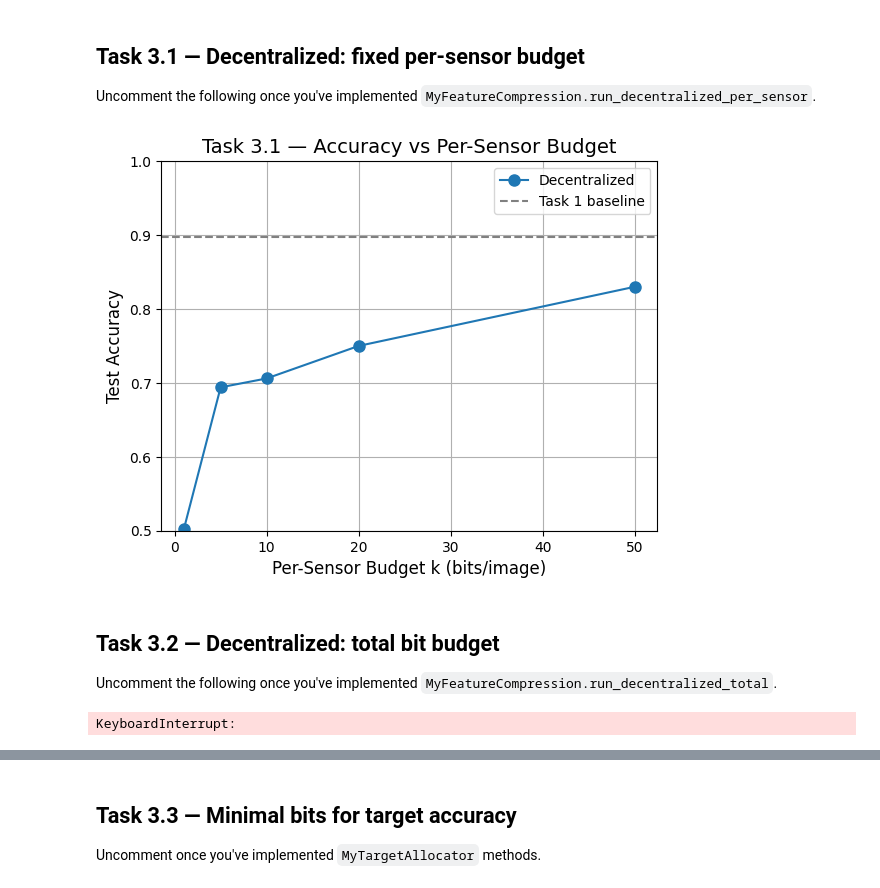
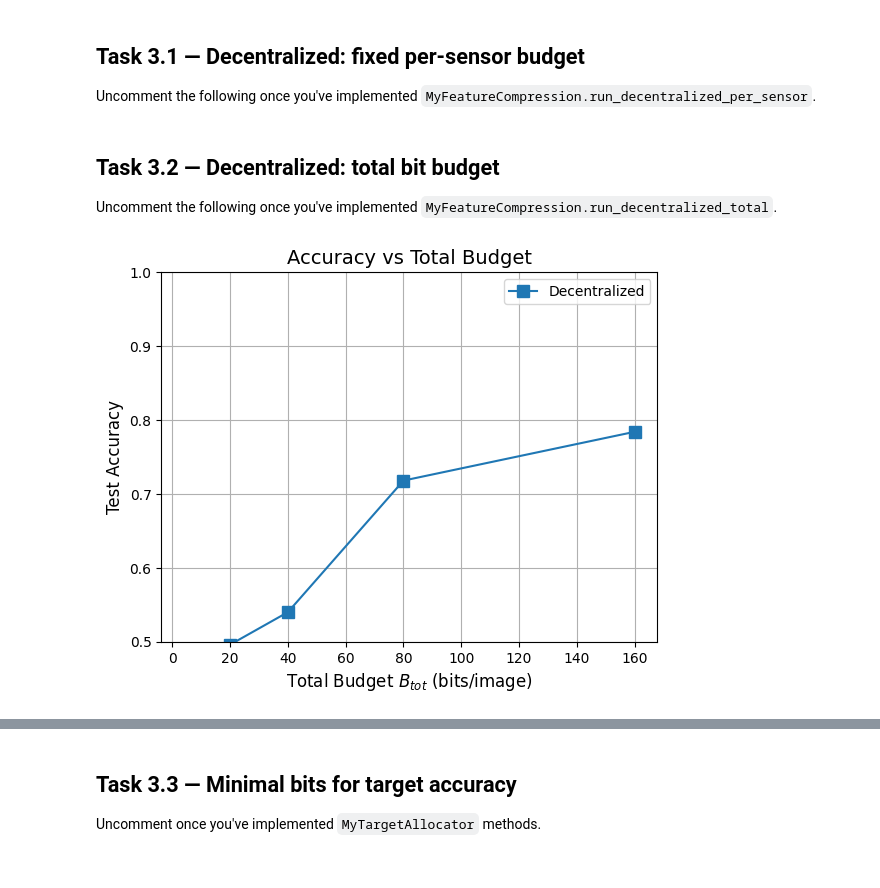
Before and after one commit to Nakulj11/ECE236AFinalProject, a Jupyter notebook: ECE236A_2025_boilerplate.ipynb, the cells around one changed output, grey strips where cells are left out. Cells and saved outputs as stored; diff of their text form; code cells hidden in the pictures.

```diff
--- a/ECE236A_2025_boilerplate.ipynb
+++ b/ECE236A_2025_boilerplate.ipynb
@@ -123,23 +126,23 @@ res_k = fc.run_decentralized_per_sensor(
     Xtr_blocks, Xva_blocks, Xte_blocks,
     mnist_data['trainY'], mnist_data['valY'], mnist_data['testY'],
     k_list=k_list,
+    best_lambda=best_lam
 )
 res_k['baseline_test_accuracy_task1'] = task1_test_acc
 plot_result_per_sensor(result3_1=res_k)
-# %% [output]
-[figure, removed]
 # %% [markdown]
 ## Task 3.2 — Decentralized: total bit budget
 Uncomment the following once you've implemented `MyFeatureCompression.run_decentralized_total`.
 # %%
 res_B = fc.run_decentralized_total(
     Xtr_blocks, Xva_blocks, Xte_blocks,
     mnist_data['trainY'], mnist_data['valY'], mnist_data['testY'],
     B_tot_list=B_tot_list,
+    best_lambda=best_lam
 )
 plot_result_total(result2=None, result3_2=res_B)
 # %% [output]
-KeyboardInterrupt:
+[figure, added]
 # %%
 # overlay centralized vs decentralized
 res_compare = {
```
Also changed, not shown: parts of 7 cells of this notebook, 1 other file.
